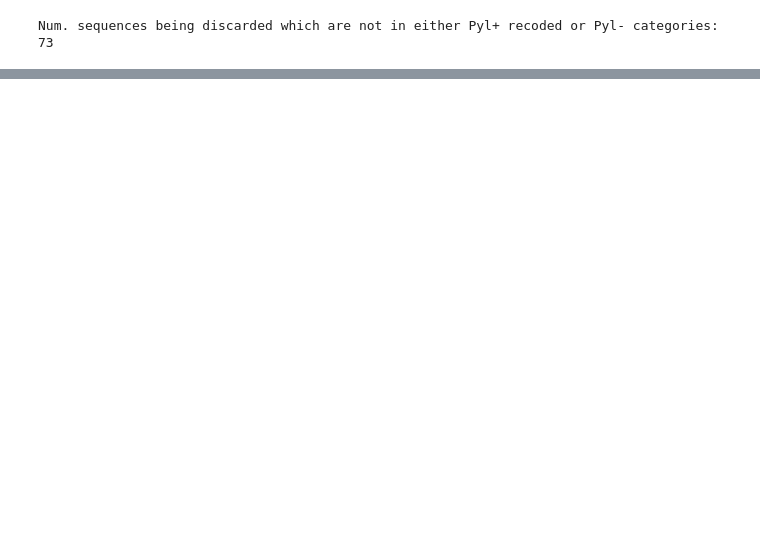
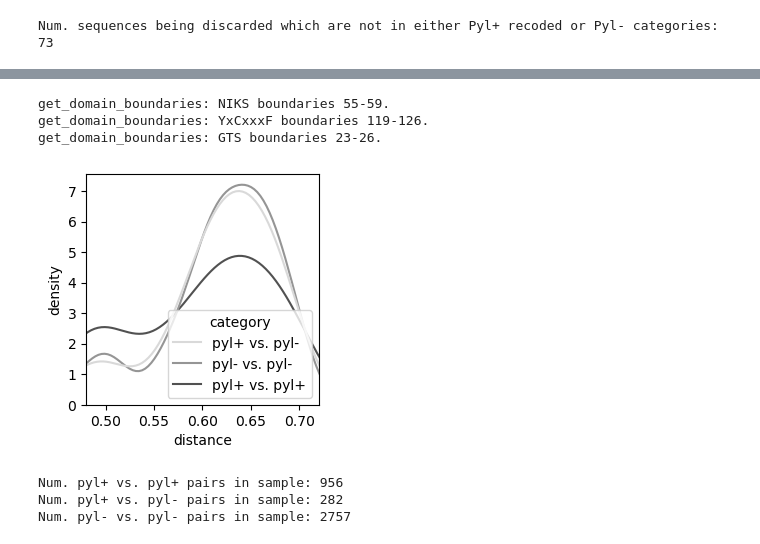
Before and after one commit to pipparichter/pyrrolysine, a Jupyter notebook: notebooks/sandbox-2.ipynb, the cells around one changed output, grey strips where cells are left out. Saved outputs shown, nothing was run; the diff lists cells and outputs as text; code cells hidden in the pictures; blank space fills up the shorter version.

```diff
--- a/notebooks/sandbox-2.ipynb
+++ b/notebooks/sandbox-2.ipynb
@@ -227,0 +122,57 @@ make_itol_annotation(cluster_rep_df.set_index('genome_id'), field='category', pa
+# %%
+max_distance = 0.7
+min_distance = 0.5
+delta = 0.02
+
+mask = distance_df.distance < max_distance
+protein_ids = distance_df[mask].protein_id_1.tolist() + distance_df[mask].protein_id_2.tolist()
+protein_ids = np.unique(protein_ids)
+
+def sample(ref_distances, distance_df, delta=delta, n:int=10):
+    sample_df = list()
+    for distance in ref_distances:
+        mask = (distance_df.distance < distance + delta) & (distance_df.distance > distance - delta)
+        sample_df.append(distance_df[mask].sample(n, replace=True).copy())
+    sample_df = pd.concat(sample_df)
+    return sample_df
+
+ref_distances = distance_df[mask & (distance_df.category == 'pyl+ vs. pyl-')].distance.values
+
+sampled_distance_df = [distance_df[mask & (distance_df.category == 'pyl+ vs. pyl-')].copy()]
+sampled_distance_df += [sample(ref_distances, distance_df[distance_df.category == 'pyl- vs. pyl-'])]
+sampled_distance_df += [sample(ref_distances, distance_df[distance_df.category == 'pyl+ vs. pyl+'])]
+sampled_distance_df = pd.concat(sampled_distance_df)
+sampled_distance_df = sampled_distance_df.drop_duplicates(['genome_id_1', 'genome_id_2'])
+# %%
+def _annotate_residues(annotations:dict, ax=None, lines_only:bool=False):
+    for seq, (start, stop) in annotations.items():
+        positions = np.arange(start, stop)
+        for x, aa in zip(positions, list(seq)):
+            if not lines_only:
+                ax.text(x, ax.get_ylim()[-1], aa, ha='center', va='bottom')
+            ax.axvline(x, ls='--', lw=0.5, color='gray')
+
+index, alignment = load_msa('../data/arf1_cleaned.afa', ids=protein_ids)
+alignment_df = pd.DataFrame(alignment, index=index)
+
+seq = ''.join(alignment[0])
+domain_boundaries = get_domain_boundaries(seq)
+# %% [output]
+get_domain_boundaries: NIKS boundaries 55-59.
+get_domain_boundaries: YxCxxxF boundaries 119-126.
+get_domain_boundaries: GTS boundaries 23-26.
+# %%
+fig, ax = plt.subplots(figsize=(3, 3))
+
+sns.kdeplot(sampled_distance_df, hue='category', palette='Grays', x='distance', common_norm=False, ax=ax, legend=True)
+ax.set_xlim(xmin=min_distance - delta, xmax=max_distance + delta)
+ax.set_ylabel('density')
+plt.show()
+
+for category, df in sampled_distance_df.groupby('category'):
+    print(f'Num. {category} pairs in sample:', len(df))
+# %% [output]
+[figure, added]
+Num. pyl+ vs. pyl+ pairs in sample: 956
+Num. pyl+ vs. pyl- pairs in sample: 282
+Num. pyl- vs. pyl- pairs in sample: 2757
```
Also changed, not shown: parts of 12 cells of this notebook, 3 other files.
